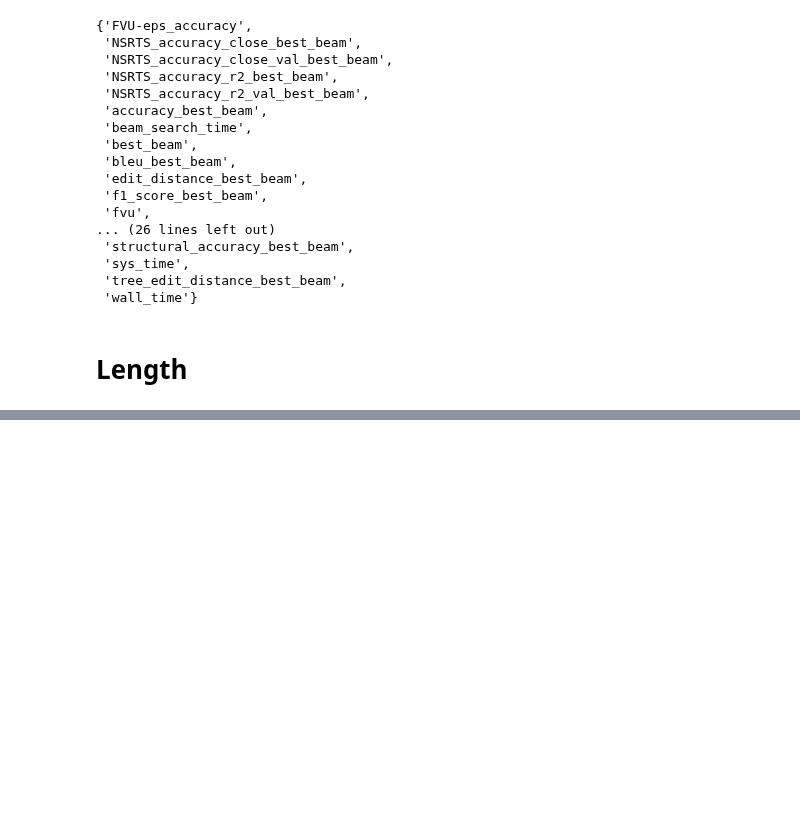
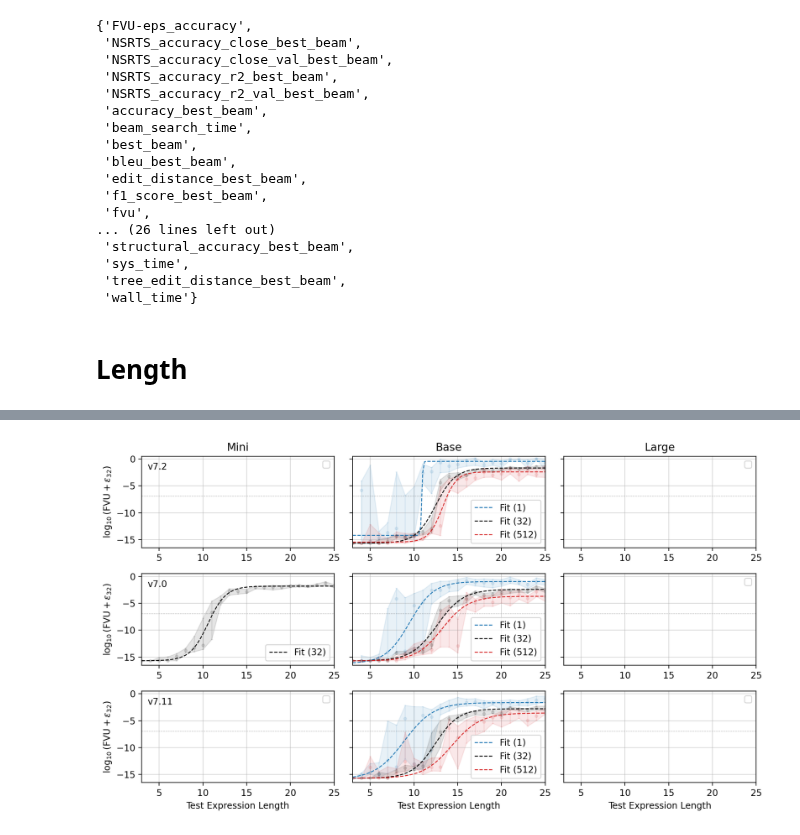
Before and after one commit to psaegert/flash-ansr, a Jupyter notebook: experimental/eval/fvu_vs_length_comparison.ipynb, the cells around one changed output, grey strips where cells are left out. Cells and saved outputs as stored; diff of their text form; code cells hidden in the pictures; blank space fills up the shorter version.

```diff
--- a/experimental/eval/fvu_vs_length_comparison.ipynb
+++ b/experimental/eval/fvu_vs_length_comparison.ipynb
@@ -416,0 +476,3 @@ fig.tight_layout()
+# %%
+def logistic(x, from_, to, at, over):
+    return from_ + (to - from_) / (1 + np.exp(-(x - at) / over))
@@ -416,0 +481,4 @@ fig.tight_layout()
+# %%
+def loss_fn(params, x, y):
+    y_pred = logistic(x, *params)
+    return np.sum(np.abs((y - y_pred)))
@@ -416,0 +507,2 @@ fig.tight_layout()
+# %%
+params = {model: results[model].x for model in results}
@@ -416,0 +525,51 @@ fig.tight_layout()
+# %%
+ROWS = 3
+COLS = 3
+
+fig, axes = plt.subplots(ROWS, COLS, figsize=(COLS * 3.5, ROWS * 2), dpi=200, sharex=False, sharey=True)
+
+x_linspace = np.linspace(3, 25, 100)
+
+for r, (axes_row, base_model) in enumerate(zip(axes, ['v7.2', 'v7.0', 'v7.11'])):
+    for c, (ax, size, size_name) in enumerate(zip(axes_row, ['-mini', '', '-large'], ['Mini', 'Base', 'Large'])):
+        for beam_width, color in zip([1, 32, 512], ['tab:blue', 'k', 'tab:red']):
+            if beam_width == 32:
+                model = base_model + size
+            else:
+                model = f'analysis_beams_{base_model}{size}/{base_model}{size}_{beam_width}-beams'
+
+            if not model in fvu_at_lengths:
+                continue
+
+            ax.errorbar(
+                fvu_at_lengths[model]['pool_15']['index'],
+                np.log10(fvu_at_lengths[model]['pool_15']['median']),
+                yerr=[
+                    np.log10(fvu_at_lengths[model]['pool_15']['median']) - np.log10(fvu_at_lengths[model]['pool_15']['lower']),
+                    np.log10(fvu_at_lengths[model]['pool_15']['upper']) - np.log10(fvu_at_lengths[model]['pool_15']['median'])
+                ],
+                fmt='.', color=color, lw=1, capsize=1, capthick=1, alpha=0.1)
+
+            ax.fill_between(fvu_at_lengths[model]['pool_15']['index'], np.log10(fvu_at_lengths[model]['pool_15']['lower']), np.log10(fvu_at_lengths[model]['pool_15']['upper']), color=color, alpha=0.1)
+
+            ax.plot(x_linspace, logistic(x_linspace, *params[model]), color=color, lw=1, linestyle='--', label=f'Fit ({beam_width})')
+
+        ax.axhline(np.log10(np.finfo(np.float32).eps), color='k', lw=0.5, ls='--', alpha=0.3, zorder=1)
+        ax.grid(zorder=0, alpha=0.5)
+
+        if c == 0:
+            ax.set_ylabel('$\\log_{10}(\\text{FVU} + \\epsilon_{32})$')
+            ax.annotate(base_model, (0.03, 0.93), xycoords='axes fraction', ha='left', va='top')
+        if r == ROWS - 1:
+            ax.set_xlabel('Test Expression Length')
+        if r == 0:
+            ax.set_title(size_name)
+
+        ax.set_xlim(3, 25)
+        ax.set_ylim(-16.5, 0.5)
+
+        ax.legend()
+
+fig.tight_layout()
+# %% [output]
+[figure, added]
```
Also changed, not shown: parts of 8 cells of this notebook, 24 other files.
